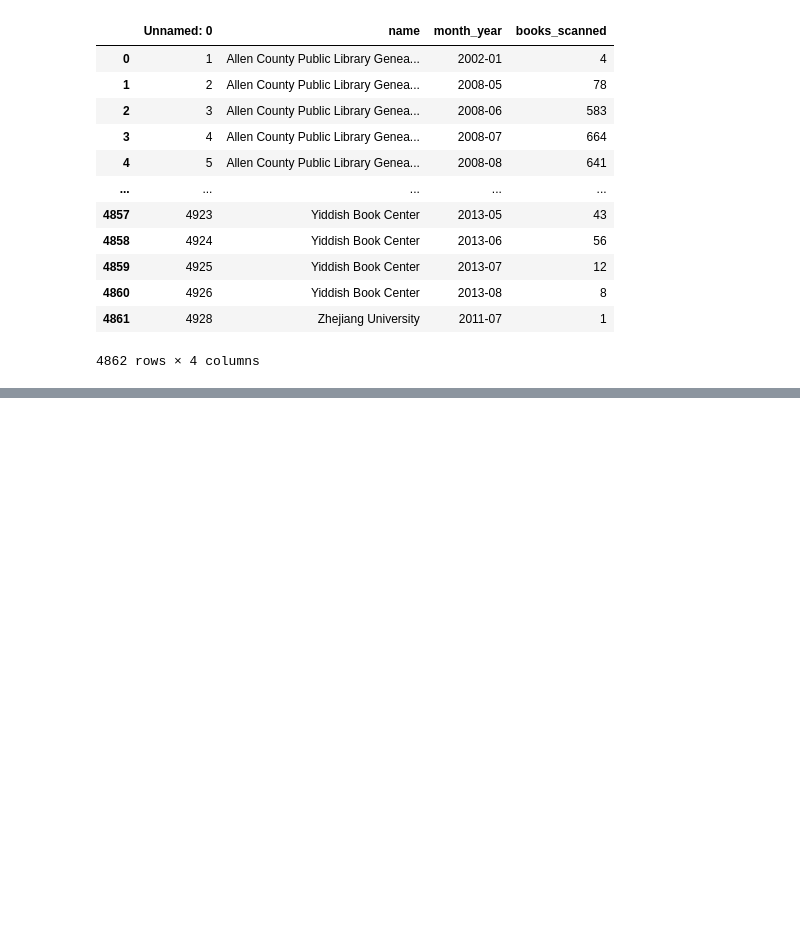
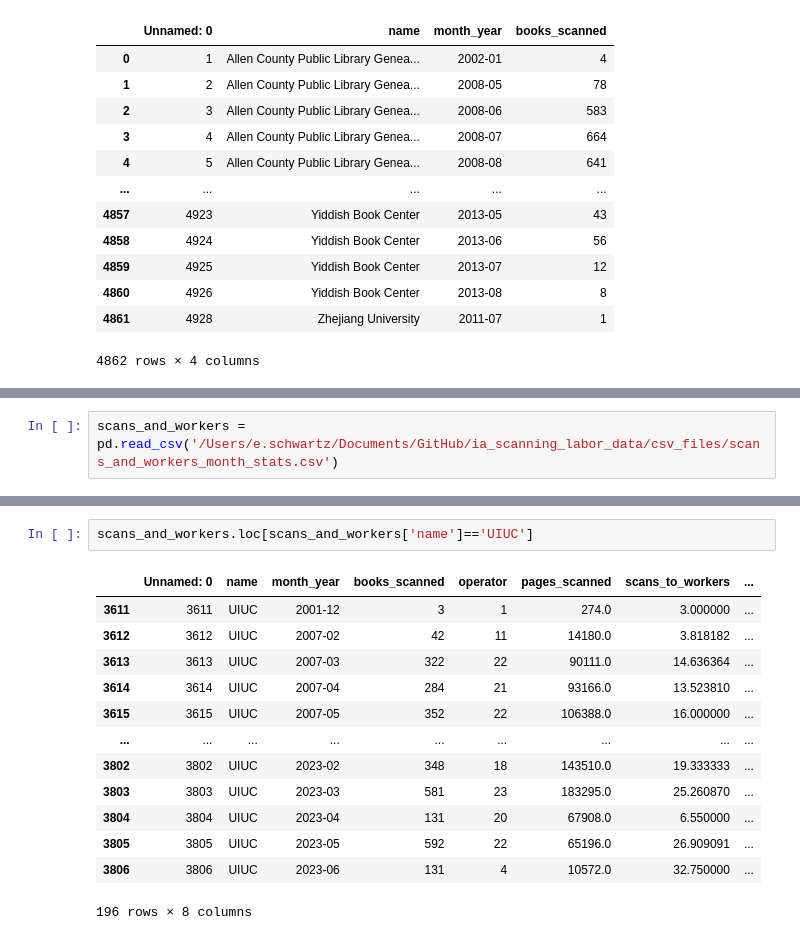
Before and after one commit to ers6/ia_scanning_labor_data, a Jupyter notebook: make_visualizations.ipynb, the cells around one changed output, grey strips where cells are left out. Cells and saved outputs as stored; diff of their text form; blank space fills up the shorter version.

```diff
--- a/make_visualizations.ipynb
+++ b/make_visualizations.ipynb
@@ -55,3 +55,5 @@ alt.Chart(source).mark_bar().encode(
 ).add_params(selector)
 # %% [output]
 [interactive output not drawn]
+# %%
+scans_and_workers = pd.read_csv('/Users/e.schwartz/Documents/GitHub/ia_scanning_labor_data/csv_files/scans_and_workers_month_stats.csv')
@@ -57,0 +89,16 @@ alt.Chart(source).mark_bar().encode(
+# %%
+scans_and_workers.loc[scans_and_workers['name']=='UIUC']
+# %% [output]
+|  | Unnamed: 0 | name | month_year | books_scanned | operator | pages_scanned | scans_to_workers | ... |
+| 3611 | 3611 | UIUC | 2001-12 | 3 | 1 | 274.0 | 3.000000 | ... |
+| 3612 | 3612 | UIUC | 2007-02 | 42 | 11 | 14180.0 | 3.818182 | ... |
+| 3613 | 3613 | UIUC | 2007-03 | 322 | 22 | 90111.0 | 14.636364 | ... |
+| 3614 | 3614 | UIUC | 2007-04 | 284 | 21 | 93166.0 | 13.523810 | ... |
+| 3615 | 3615 | UIUC | 2007-05 | 352 | 22 | 106388.0 | 16.000000 | ... |
+| ... | ... | ... | ... | ... | ... | ... | ... | ... |
+| 3802 | 3802 | UIUC | 2023-02 | 348 | 18 | 143510.0 | 19.333333 | ... |
+| 3803 | 3803 | UIUC | 2023-03 | 581 | 23 | 183295.0 | 25.260870 | ... |
+| 3804 | 3804 | UIUC | 2023-04 | 131 | 20 | 67908.0 | 6.550000 | ... |
+| 3805 | 3805 | UIUC | 2023-05 | 592 | 22 | 65196.0 | 26.909091 | ... |
+| 3806 | 3806 | UIUC | 2023-06 | 131 | 4 | 10572.0 | 32.750000 | ... |
+196 rows × 8 columns
```
Also changed, not shown: parts of 4 cells of this notebook, 2 other files.
